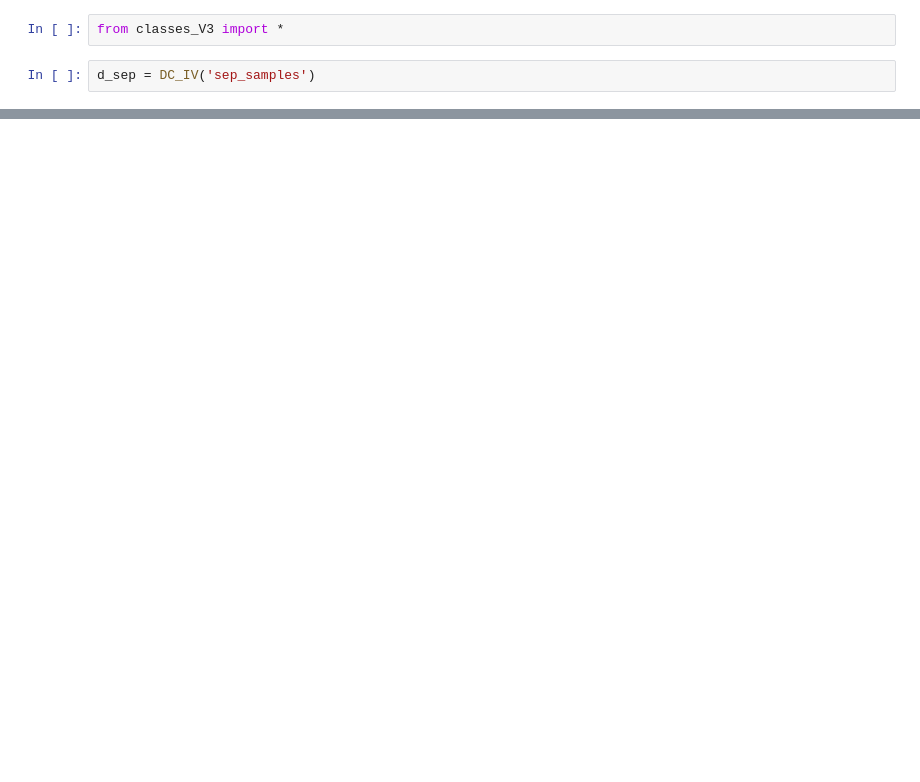
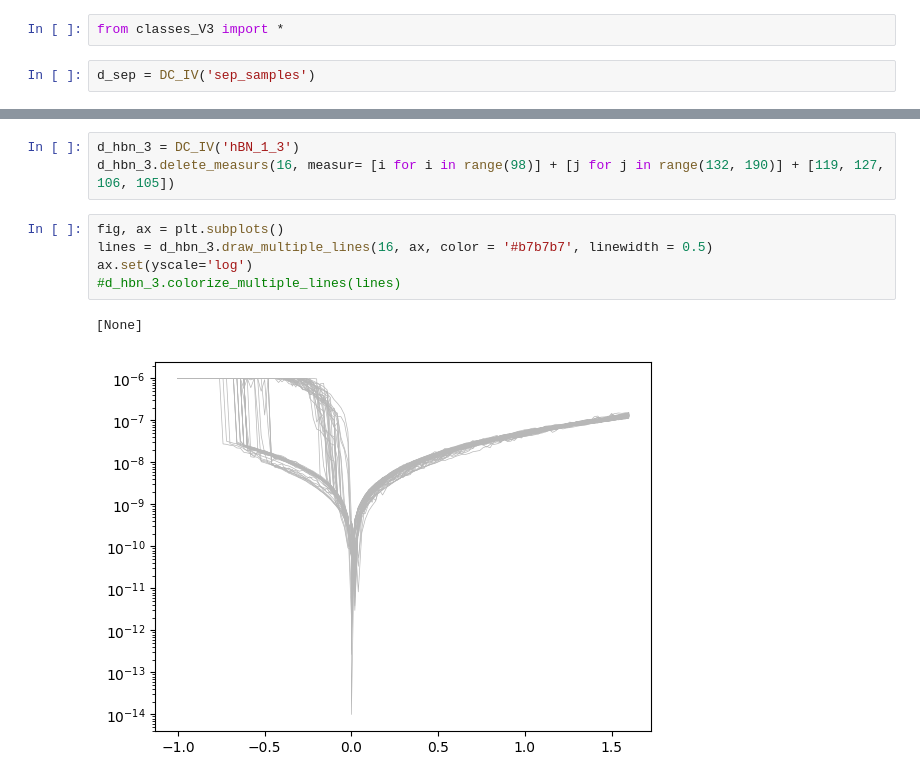
Before and after one commit to OneMoreGate/mipt_67_conference, a Jupyter notebook: prezentation.ipynb, the cells around one changed output, grey strips where cells are left out. Cells and saved outputs as stored; diff of their text form; blank space fills up the shorter version.

```diff
--- a/prezentation.ipynb
+++ b/prezentation.ipynb
@@ -22,0 +75,11 @@ ax.tick_params('both', which = 'both', direction = 'in', labelsize=15)
+# %%
+d_hbn_3 = DC_IV('hBN_1_3')
+d_hbn_3.delete_measurs(16, measur= [i for i in range(98)] + [j for j in range(132, 190)] + [119, 127, 106, 105])
+# %%
+fig, ax = plt.subplots()
+lines = d_hbn_3.draw_multiple_lines(16, ax, color = '#b7b7b7', linewidth = 0.5)
+ax.set(yscale='log')
+#d_hbn_3.colorize_multiple_lines(lines)
+# %% [output]
+[None]
+[figure, added]
```
Also changed, not shown: parts of 7 cells of this notebook, 40 other files.
